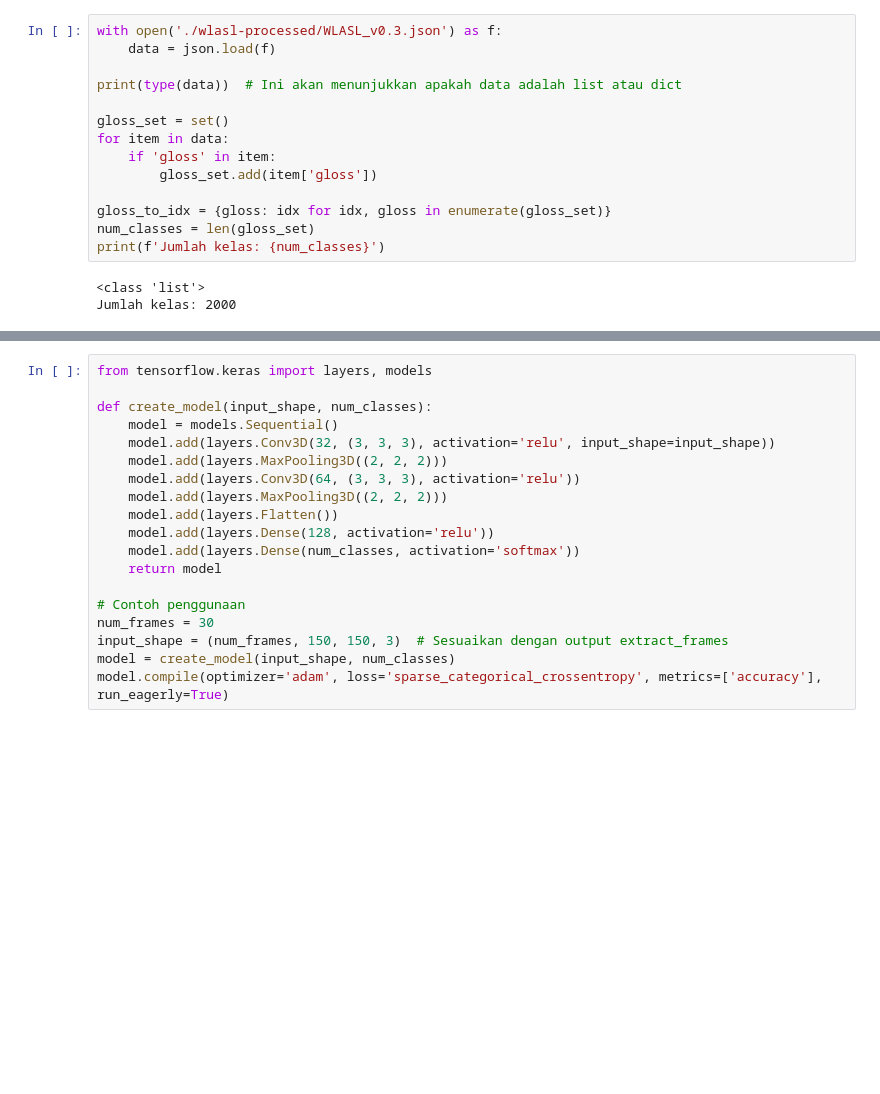
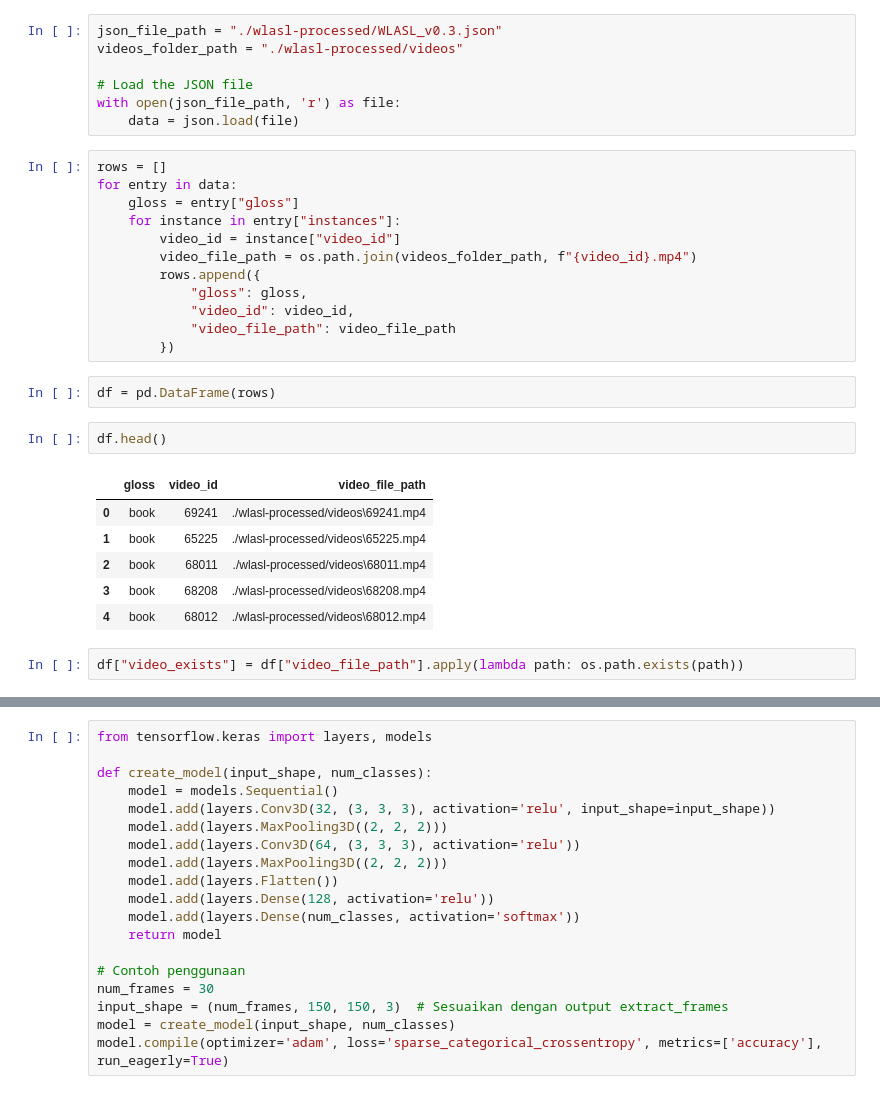
Before and after one commit to raflyrangghani/SignLanguage, a Jupyter notebook: Sign Language.ipynb, the cells around one changed output, grey strips where cells are left out. Drawn from its saved outputs; the diff is of its cells as text; blank space fills up the shorter version.

```diff
--- a/Sign Language.ipynb
+++ b/Sign Language.ipynb
@@ -18,17 +13,32 @@ Downloading wlasl-processed.zip to .\wlasl-processed
 # %%
-with open('./wlasl-processed/WLASL_v0.3.json') as f:
-    data = json.load(f)
+json_file_path = "./wlasl-processed/WLASL_v0.3.json"
+videos_folder_path = "./wlasl-processed/videos"
 
-print(type(data))  # Ini akan menunjukkan apakah data adalah list atau dict
-
-gloss_set = set()
-for item in data:
-    if 'gloss' in item:
-        gloss_set.add(item['gloss'])
-
-gloss_to_idx = {gloss: idx for idx, gloss in enumerate(gloss_set)}
-num_classes = len(gloss_set)
-print(f'Jumlah kelas: {num_classes}')
+# Load the JSON file
+with open(json_file_path, 'r') as file:
+    data = json.load(file)
-# %% [output]
-<class 'list'>
-Jumlah kelas: 2000
+# %%
+rows = []
+for entry in data:
+    gloss = entry["gloss"]
+    for instance in entry["instances"]:
+        video_id = instance["video_id"]
+        video_file_path = os.path.join(videos_folder_path, f"{video_id}.mp4")
+        rows.append({
+            "gloss": gloss,
+            "video_id": video_id,
+            "video_file_path": video_file_path
+        })
+# %%
+df = pd.DataFrame(rows)
+# %%
+df.head()
+# %% [output]
+|  | gloss | video_id | video_file_path |
+| 0 | book | 69241 | ./wlasl-processed/videos\69241.mp4 |
+| 1 | book | 65225 | ./wlasl-processed/videos\65225.mp4 |
+| 2 | book | 68011 | ./wlasl-processed/videos\68011.mp4 |
+| 3 | book | 68208 | ./wlasl-processed/videos\68208.mp4 |
+| 4 | book | 68012 | ./wlasl-processed/videos\68012.mp4 |
+# %%
+df["video_exists"] = df["video_file_path"].apply(lambda path: os.path.exists(path))
```
Also changed, not shown: parts of 45 cells of this notebook.
